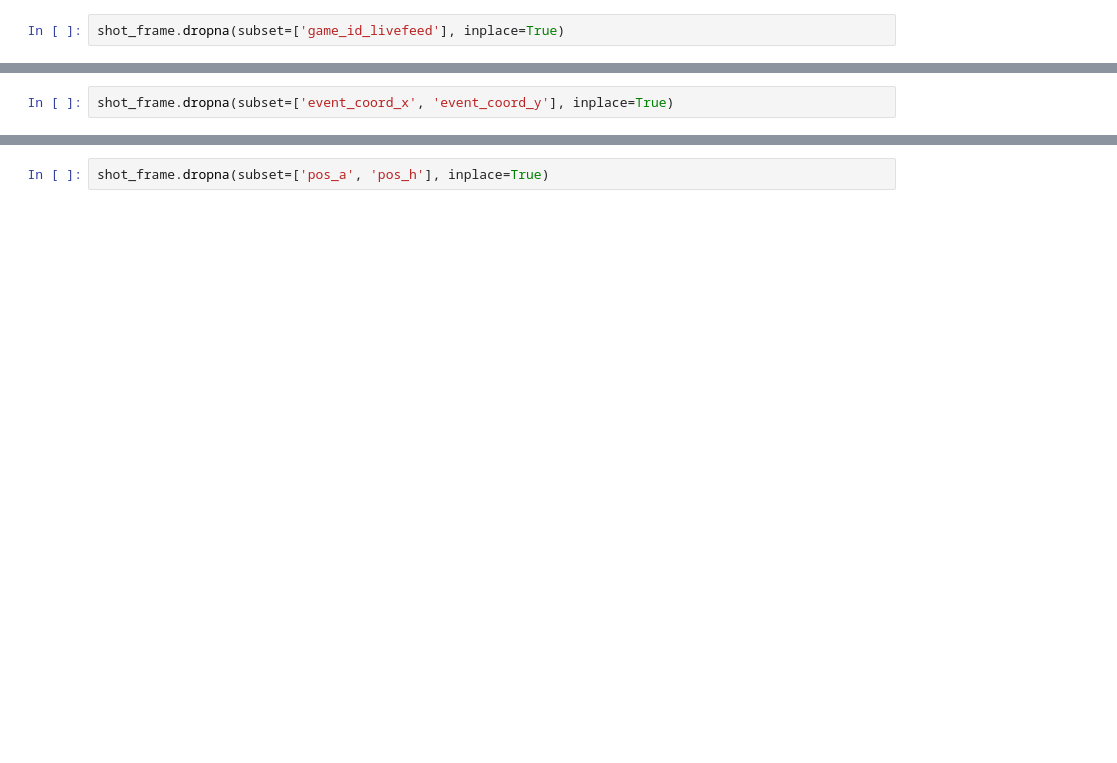
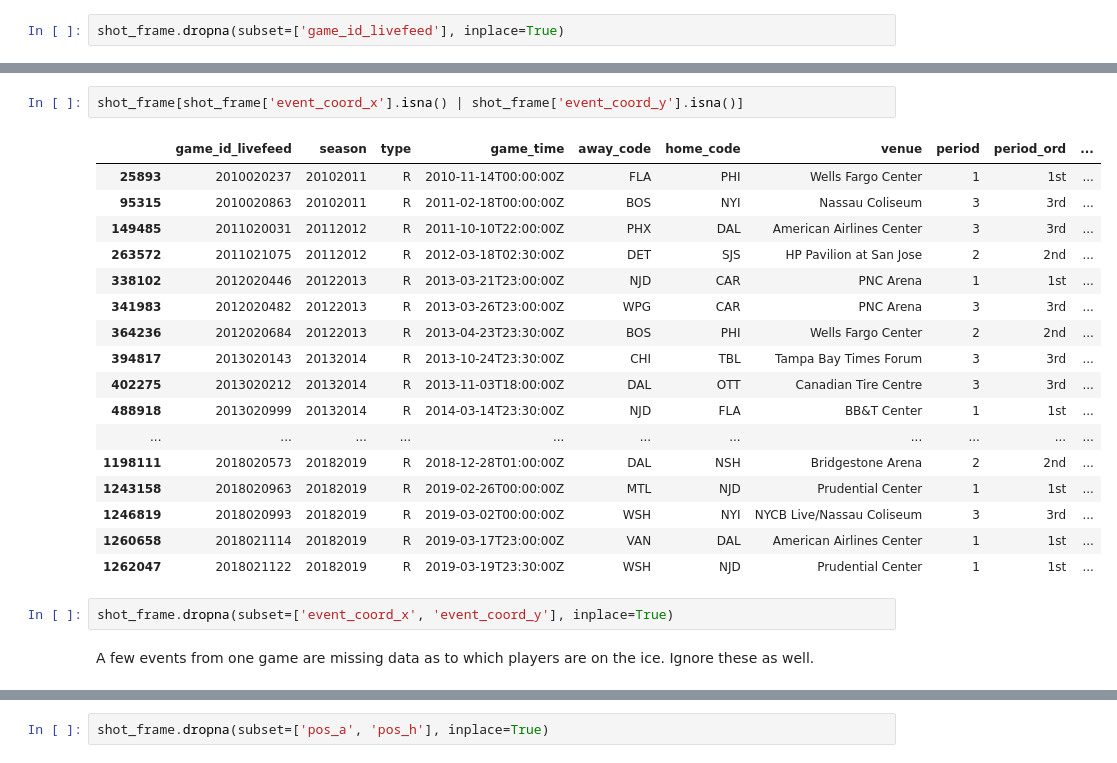
Before and after one commit to nmwodarz/Springboard, a Jupyter notebook: Capstone2/Capstone 2 Data Wrangling.ipynb, the cells around one changed output, grey strips where cells are left out. Saved outputs shown, nothing was run; the diff lists cells and outputs as text; blank space fills up the shorter version.

```diff
--- a/Capstone2/Capstone 2 Data Wrangling.ipynb
+++ b/Capstone2/Capstone 2 Data Wrangling.ipynb
@@ -1590,5 +210,27 @@ memory usage: 350.1+ MB
+# %%
+shot_frame[shot_frame['event_coord_x'].isna() | shot_frame['event_coord_y'].isna()]
+# %% [output]
+|  | game_id_livefeed | season | type | game_time | away_code | home_code | venue | period | period_ord | ... |
+| 25893 | 2010020237 | 20102011 | R | 2010-11-14T00:00:00Z | FLA | PHI | Wells Fargo Center | 1 | 1st | ... |
+| 95315 | 2010020863 | 20102011 | R | 2011-02-18T00:00:00Z | BOS | NYI | Nassau Coliseum | 3 | 3rd | ... |
+| 149485 | 2011020031 | 20112012 | R | 2011-10-10T22:00:00Z | PHX | DAL | American Airlines Center | 3 | 3rd | ... |
+| 263572 | 2011021075 | 20112012 | R | 2012-03-18T02:30:00Z | DET | SJS | HP Pavilion at San Jose | 2 | 2nd | ... |
+| 338102 | 2012020446 | 20122013 | R | 2013-03-21T23:00:00Z | NJD | CAR | PNC Arena | 1 | 1st | ... |
+| 341983 | 2012020482 | 20122013 | R | 2013-03-26T23:00:00Z | WPG | CAR | PNC Arena | 3 | 3rd | ... |
+| 364236 | 2012020684 | 20122013 | R | 2013-04-23T23:30:00Z | BOS | PHI | Wells Fargo Center | 2 | 2nd | ... |
+| 394817 | 2013020143 | 20132014 | R | 2013-10-24T23:30:00Z | CHI | TBL | Tampa Bay Times Forum | 3 | 3rd | ... |
+| 402275 | 2013020212 | 20132014 | R | 2013-11-03T18:00:00Z | DAL | OTT | Canadian Tire Centre | 3 | 3rd | ... |
+| 488918 | 2013020999 | 20132014 | R | 2014-03-14T23:30:00Z | NJD | FLA | BB&T Center | 1 | 1st | ... |
+| ... | ... | ... | ... | ... | ... | ... | ... | ... | ... | ... |
+| 1198111 | 2018020573 | 20182019 | R | 2018-12-28T01:00:00Z | DAL | NSH | Bridgestone Arena | 2 | 2nd | ... |
+| 1243158 | 2018020963 | 20182019 | R | 2019-02-26T00:00:00Z | MTL | NJD | Prudential Center | 1 | 1st | ... |
+| 1246819 | 2018020993 | 20182019 | R | 2019-03-02T00:00:00Z | WSH | NYI | NYCB Live/Nassau Coliseum | 3 | 3rd | ... |
+| 1260658 | 2018021114 | 20182019 | R | 2019-03-17T23:00:00Z | VAN | DAL | American Airlines Center | 1 | 1st | ... |
+| 1262047 | 2018021122 | 20182019 | R | 2019-03-19T23:30:00Z | WSH | NJD | Prudential Center | 1 | 1st | ... |
 # %%
 shot_frame.dropna(subset=['event_coord_x', 'event_coord_y'], inplace=True)
+# %% [markdown]
+A few events from one game are missing data as to which players are on the ice. Ignore these as well.
 # %%
 shot_frame.info()
 # %% [output]
```
Also changed, not shown: parts of 118 cells of this notebook, 1 other file.
